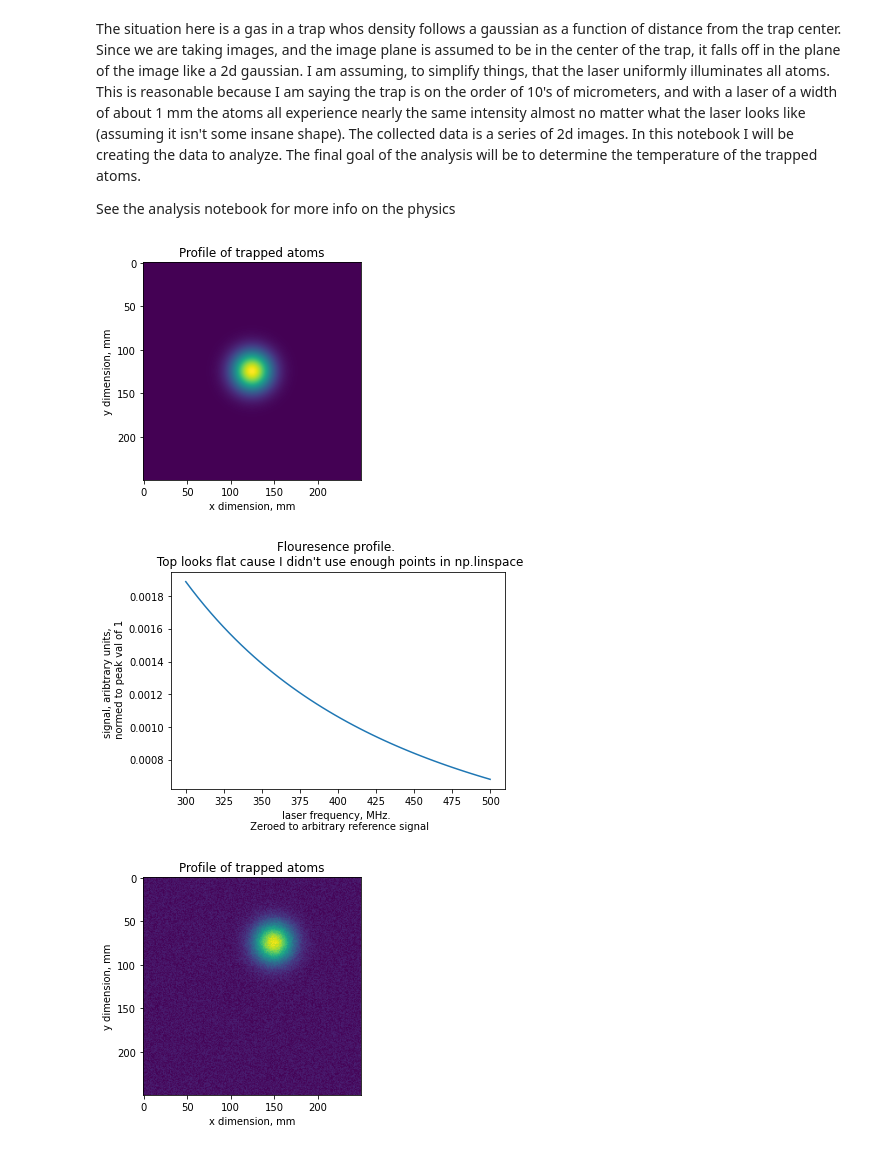
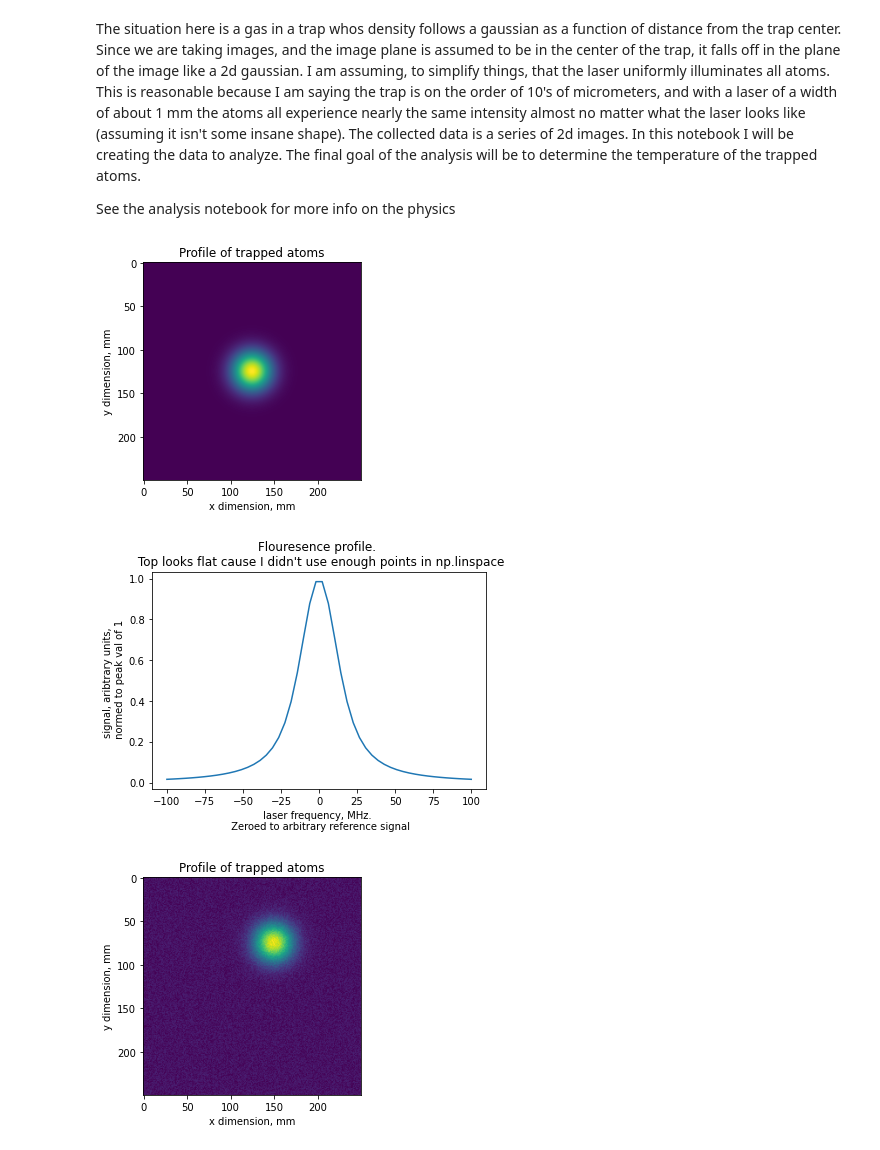
Before and after one commit to BillyTheKidPhysicist/dataAnalysisTutorial, a Jupyter notebook: makeData.ipynb, the cells around one changed output. Cells and saved outputs as stored; diff of their text form; code cells hidden in the pictures.

```diff
--- a/makeData.ipynb
+++ b/makeData.ipynb
@@ -42,36 +42,36 @@ yArr=np.linspace(-25,25,num=numPoints)
 inputGrid=np.meshgrid(xArr,yArr) #this creates a list of length two where each entry is an array of dimension
         #(numPoints x numPoints), ie a matrix. The first entry represents the x coordinates, the second the y coordinates.
         #Physically this is a 250 pixel by 250 pixel image
 
 
 #print(inputGrid)  #you can print it if you want to see what it looks like. Decrease numPoints so it's easier
         #to see
 
 #Now let's use this grid to construct our gaussian profile in 2d that represents the density of atoms in the
 #transverse imaging plane.
 a0=1E3 #atoms/um**3
 spatialProfile=gauss(inputGrid[0],inputGrid[1],a0)
 plt.imshow(spatialProfile)
 plt.title("Profile of trapped atoms")
 plt.xlabel("x dimension, mm")
 plt.ylabel("y dimension, mm")
 plt.show()
 
 #Now let's plot the flourescense as a function of frequency. This will affect all atoms.
-vArr=np.linspace(300,500) #since I don't provide num=something, numpy will use its default value of 50 points
-vProfile=voigt(vArr,5.9,12)
+vArr=np.linspace(-100,100) #since I don't provide num=something, numpy will use its default value of 50 points
+vProfile=voigt(vArr,5.89,12)
 plt.plot(vArr,vProfile)
 plt.title("Flouresence profile. \n Top looks flat cause I didn't use enough points in np.linspace")
 plt.ylabel("signal, aribtrary units, \n normed to peak val of 1")
 plt.xlabel("laser frequency, MHz. \n Zeroed to arbitrary reference signal")
 plt.show()
 
 
 #so that all looks good, but REAL data is noisey. It's also not always nice and centered. In the next cell I make
 #noisey uncentered data to analyze
 # %% [output]
 [figure]
-[figure, old version]
+[figure, new version]
 # %%
 a0=1E3
 x0=5 #let's offset it
```
